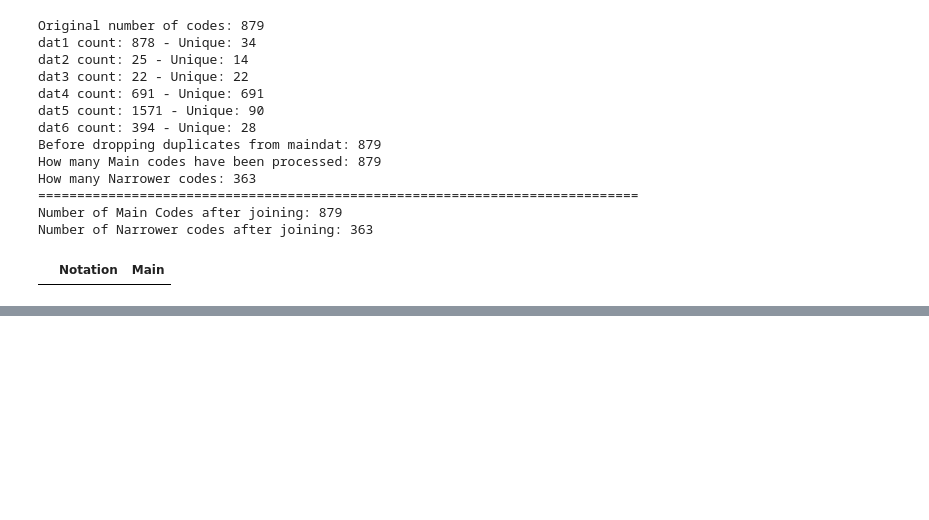
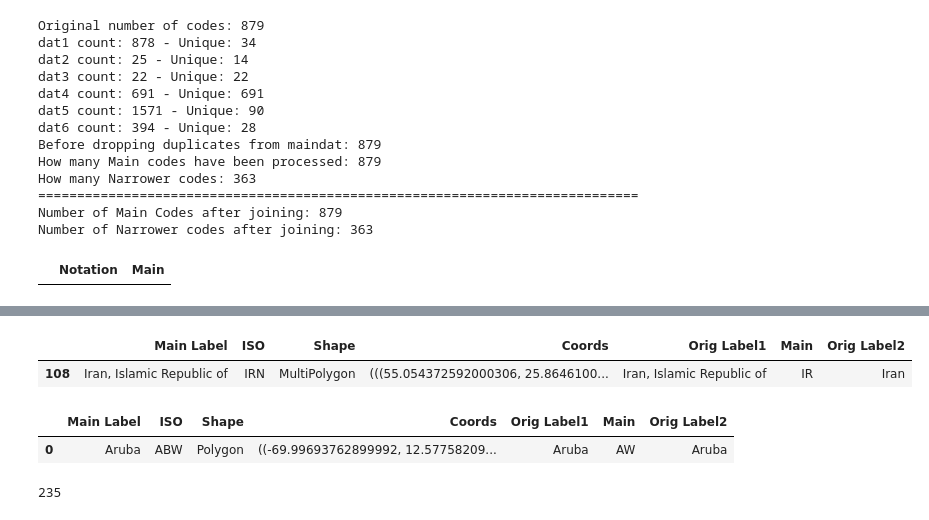
Before and after one commit to GSS-Cogs/ref_common, a Jupyter notebook: reference/bop-sdmx-codelists/code-for_bop-hierarchies.ipynb, the cells around one changed output, grey strips where cells are left out. Drawn from its saved outputs; the diff is of its cells as text; code cells hidden in the pictures; blank space fills up the shorter version.

Commit message:
updating some geometry code and ttl stuff

```diff
--- a/reference/bop-sdmx-codelists/code-for_bop-hierarchies.ipynb
+++ b/reference/bop-sdmx-codelists/code-for_bop-hierarchies.ipynb
@@ -163,6 +163,14 @@ def get_coordinates():
         coord = str(x['geometry']['coordinates'])
         coord = coord.replace('[','(')
         coord = coord.replace(']',')')
+        # Each individual coordinate (2 numbers) has a bracket around it, which i don't think is needed compared to statistics.data.gov.uk
+        # e.g. http://statistics.data.gov.uk/resource.ttl?uri=http%3A%2F%2Fstatistics.data.gov.uk%2Fid%2Fstatistical-geography%2FW92000004%2Fgeometry
+        coord = coord.replace('(((','((') # Reduce all instances of 3 brackets down to 2
+        coord = coord.replace(')))','))')
+        coord = coord.replace(')), ((',')),--((') # Multipolygon, temp so its not deleted by the next line of code
+        coord = coord.replace('), (',', ') # Get rid of all end and start brackets inbetween coodinates
+        coord = coord.replace(')),--((',')), ((') # Change back the temp change
+
         co_dat = pd.concat([co_dat, pd.DataFrame({'Main Label':[country], 'ISO':[iso], 'Shape':[tpe], 'Coordinates':[coord]})], sort=False)
 
     return co_dat
@@ -437 +416,12 @@ pd.DataFrame(co_not).head(60)
+# %%
+coords2 = coords2[['Main Label_x', 'ISO_x', 'Shape_x', 'Coordinates_x', 'Orig Label_x', 'Main', 'Orig Label2']]
+coords2 = coords2.rename(columns={'Orig Label_x':'Orig Label1', 'Main Label_x':'Main Label', 'ISO_x':'ISO','Shape_x':'Shape','Coordinates_x':'Coords'})
+coords2 = coords2[~coords2['Main'].isna()]
+
+#coords2[coords2['Main Label'].str.contains('Congo')]
+coords2[coords2['Main Label'].str.contains('Iran')]
+#coords2.head(20)
+# %% [output]
+|  | Main Label | ISO | Shape | Coords | Orig Label1 | Main | Orig Label2 |
+| 108 | Iran, Islamic Republic of | IRN | MultiPolygon | (((55.054372592000306, 25.8646100... | Iran, Islamic Republic of | IR | Iran |
 # %%
@@ -619,3 +560,51 @@ f.close()
+# %%
+coords2.head(1)
+# %% [output]
+|  | Main Label | ISO | Shape | Coords | Orig Label1 | Main | Orig Label2 |
+| 0 | Aruba | ABW | Polygon | ((-69.99693762899992, 12.57758209... | Aruba | AW | Aruba |
+# %%
+# Geometry Triples
+ggeom = Graph()
+
+datasetStr = '/dataset'
+catrecStr = '/catalog-record'
+
+geomCogsURI = URIRef(repoBase + "/" + con + '-' + sch + "/codelist-geometry")
+geomLabel = "Country geometry data (polygons)"
+
+ggeom.add((geomCogsURI, RDF.type, SKOS.ConceptScheme))
+ggeom.add((geomCogsURI, RDF.type, URIRef("http://publishmydata.com/pmdcat#ConceptScheme")))
+ggeom.add((geomCogsURI, URIRef("http://purl.org/dc/terms/title"), Literal(geomLabel, lang="en")))
+ggeom.add((geomCogsURI, RDFS.label, Literal(geomLabel, lang="en")))
+ggeom.add((geomCogsURI, RDFS.seeAlso, URIRef(geomCogsURI + datasetStr)))
+ggeom.add((geomCogsURI, URIRef("http://www.w3.org/ns/prov#hadDerivation"), URIRef(geomCogsURI)))
+ggeom.add((geomCogsURI, URIRef("http://gss-data.org.uk/catalog/vocabularies"), URIRef(geomCogsURI + catrecStr)))
+i = 0
+#'Main Label', 'ISO', 'Shape', 'Coords', 'Orig Label_x', 'Main'
+for row in coords2.iterrows():
+    if 'None' not in row[1]['Main']:
+        conceptGeom = URIRef(repoBase + "/" + con + "/" + main + "/" + str(pathify(row[1]['Main'])).upper() + '/geometry')
+        ggeom.add((conceptGeom, RDF.type, SKOS.Concept))
+        ggeom.add((conceptGeom, RDFS.label, Literal(row[1]['Main Label'], lang="en")))
+        ggeom.add((conceptGeom, SKOS.prefLabel, Literal(row[1]['Main Label'], lang="en")))
+        ggeom.add((conceptGeom, SKOS.altLabel, Literal(row[1]['Orig Label2'] + ' - ' + row[1]['ISO'], lang="en")))
+        ggeom.add((conceptGeom, SKOS.inScheme, URIRef(geomCogsURI)))
+        ggeom.add((conceptGeom, RDF.type, geomURI))
+        ggeom.add((conceptGeom, SKOS.notation, Literal(str(pathify(row[1]['Main'])).upper())))
+        geomCoords = Literal(row[1]['Shape'].upper() + ' ' + str(row[1]['Coords']), datatype=URIRef("http://www.opengis.net/ont/geosparql#wktLiteral"))
+        ggeom.add((conceptGeom, geomSpa, geomCoords))
+    i = i + 1
+
+print(i)
+ggeom.bind("skos", SKOS)
+ggeom.bind("geo", URIRef("http://www.opengis.net/ont/geosparql#"))
+ggeom.bind("prov", URIRef("http://www.w3.org/ns/prov#"))
+ggeom.bind("dc", URIRef("http://purl.org/dc/terms/"))
+ggeom.bind("vocab", URIRef("http://gss-data.org.uk/catalog/"))
+
+ggeom.serialize(destination='ref_common/reference/bop-sdmx-codelists/cl-geometry.ttl', format='turtle')
+# %% [output]
+235
 # %%
 now = datetime.datetime.now()
 print(now.year, now.month, now.day, now.hour, now.minute, now.second)
```
Also changed, not shown: parts of 11 cells of this notebook, 2 other files.
